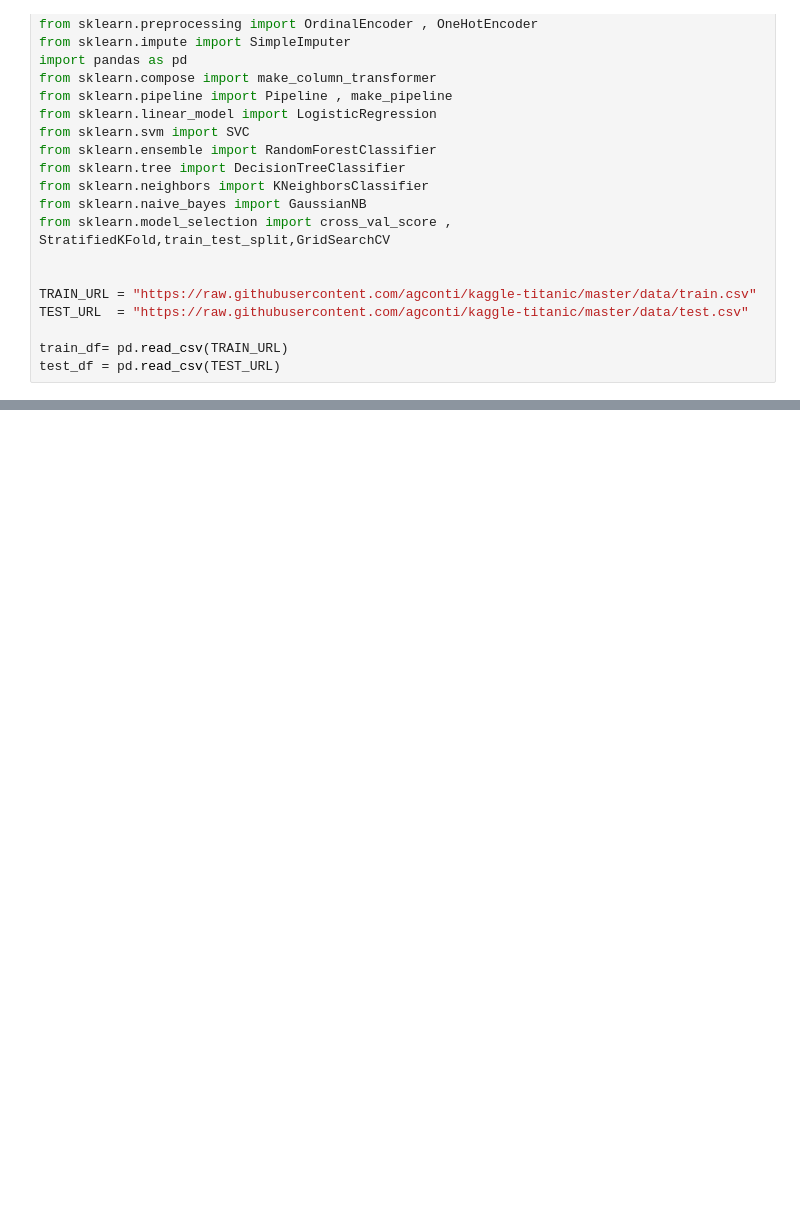
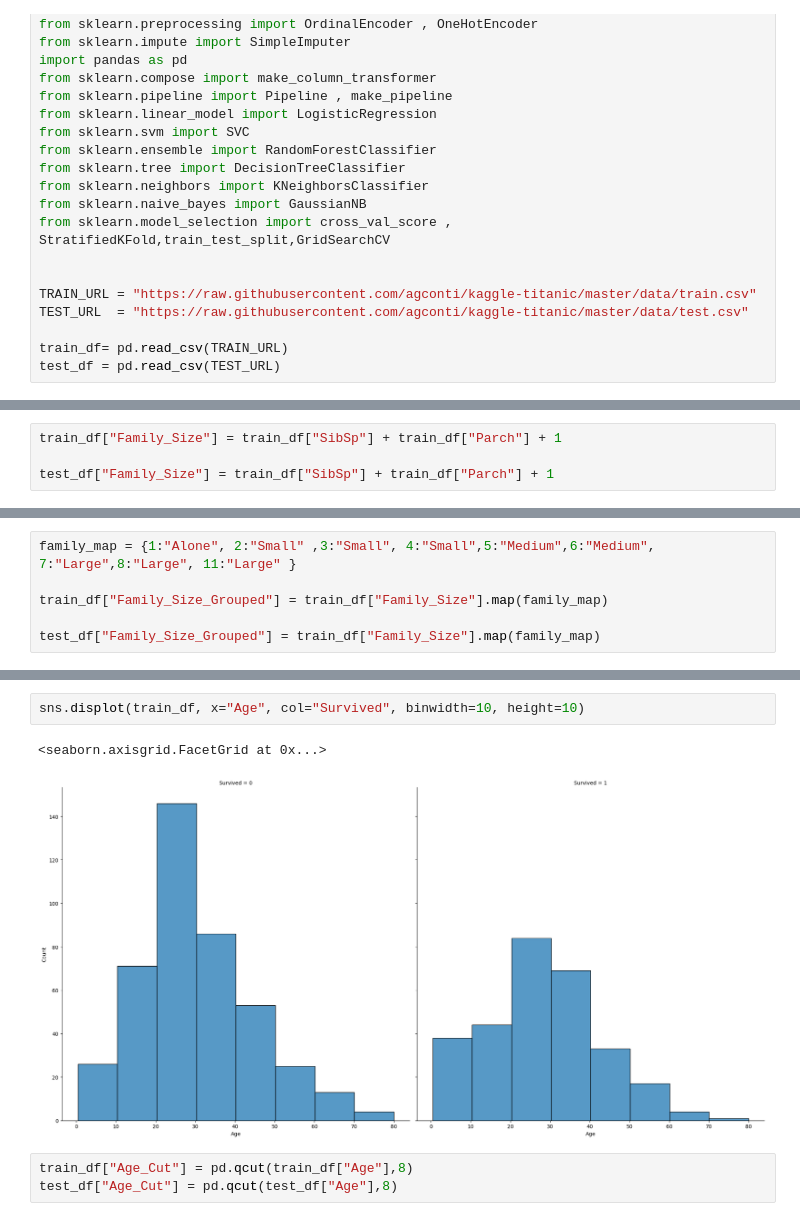
Before and after one commit to Endale2/Machine_Learning_Projects_Series, a Jupyter notebook: day_02_titanic_survival_prediction.ipynb, the cells around one changed output, grey strips where cells are left out. Drawn from its saved outputs; the diff is of its cells as text; blank space fills up the shorter version.

```diff
--- a/day_02_titanic_survival_prediction.ipynb
+++ b/day_02_titanic_survival_prediction.ipynb
@@ -32,0 +98,4 @@ train_df.head()
+# %%
+train_df["Family_Size"] = train_df["SibSp"] + train_df["Parch"] + 1
+
+test_df["Family_Size"] = train_df["SibSp"] + train_df["Parch"] + 1
@@ -32,0 +135,6 @@ train_df.head()
+# %%
+family_map = {1:"Alone", 2:"Small" ,3:"Small", 4:"Small",5:"Medium",6:"Medium", 7:"Large",8:"Large", 11:"Large" }
+
+train_df["Family_Size_Grouped"] = train_df["Family_Size"].map(family_map)
+
+test_df["Family_Size_Grouped"] = train_df["Family_Size"].map(family_map)
@@ -32,0 +156,8 @@ train_df.head()
+# %%
+sns.displot(train_df, x="Age", col="Survived", binwidth=10, height=10)
+# %% [output]
+<seaborn.axisgrid.FacetGrid at 0x...>
+[figure, added]
+# %%
+train_df["Age_Cut"] = pd.qcut(train_df["Age"],8)
+test_df["Age_Cut"] = pd.qcut(test_df["Age"],8)
```
Also changed, not shown: parts of 26 cells of this notebook.
